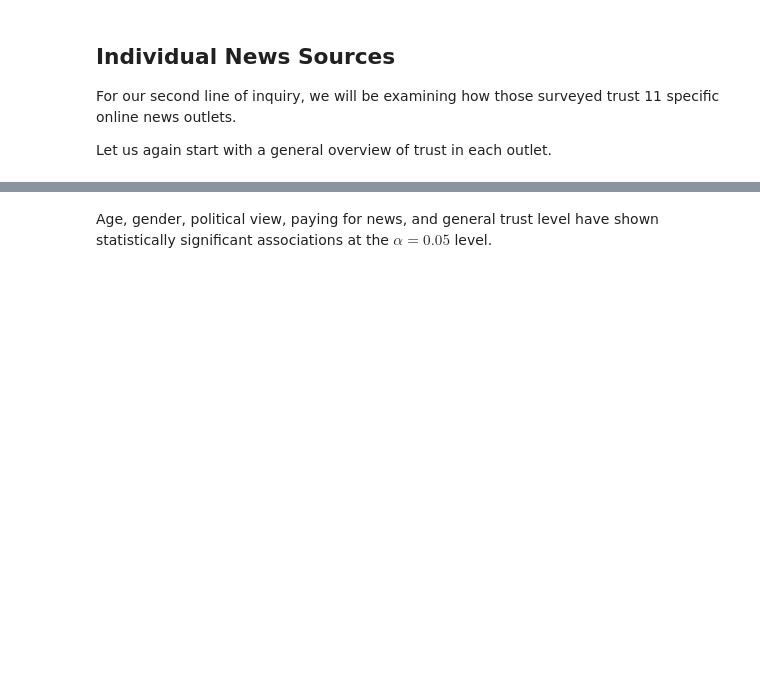
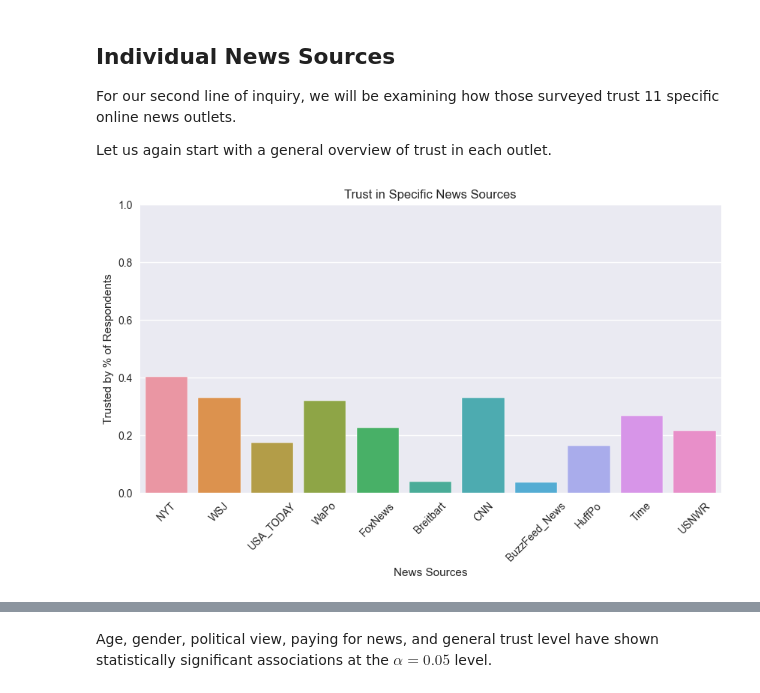
Before and after one commit to randynobx/News_Trust_and_Data, a Jupyter notebook: News_Trust_and_Data__Analytics.ipynb, the cells around one changed output, grey strips where cells are left out. Drawn from its saved outputs; the diff is of its cells as text; code cells hidden in the pictures; blank space fills up the shorter version.

```diff
--- a/News_Trust_and_Data__Analytics.ipynb
+++ b/News_Trust_and_Data__Analytics.ipynb
@@ -20,7 +20,7 @@ from scipy.stats import chi2_contingency
 from wrangle import set_categories
 
 # Set plt style
-plt.style.use('seaborn')
+plt.style.use('seaborn-v0_8')
 
 # Import the cleaned dataset
 survey_tidy = pd.read_csv('data/news_trust_data__clean.csv')
@@ -132,11 +174,13 @@ Let us again start with a general overview of trust in each outlet.
 # %%
 # Trust in individual news sources
 plt.figure(figsize=(10,5))
 plt.ylim((0, 1))
 plt.xticks(rotation=45)
-src_plot = sns.barplot(x=survey_tidy['NewsSource'], y=survey_tidy['SourceTrust'], ci=None)
+src_plot = sns.barplot(x=survey_tidy['NewsSource'], y=survey_tidy['SourceTrust'], errorbar=None)
 src_plot.set(title='Trust in Specific News Sources', xlabel='News Sources', ylabel='Trusted by % of Respondents')
 src_plot;
+# %% [output]
+[figure, added]
 # %%
 # Percentages sorted by most trusted
 pd.crosstab(survey_tidy['NewsSource'], survey_tidy['SourceTrust'], normalize='index')[1].sort_values(ascending=False)
```
Also changed, not shown: parts of 24 cells of this notebook, 4 other files.
